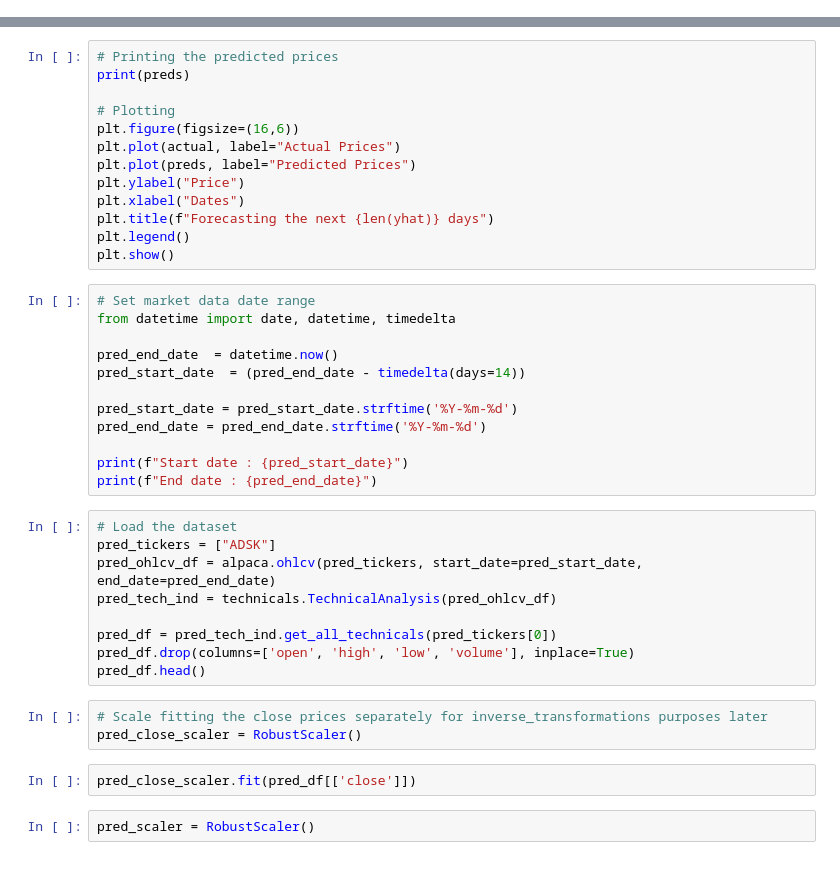
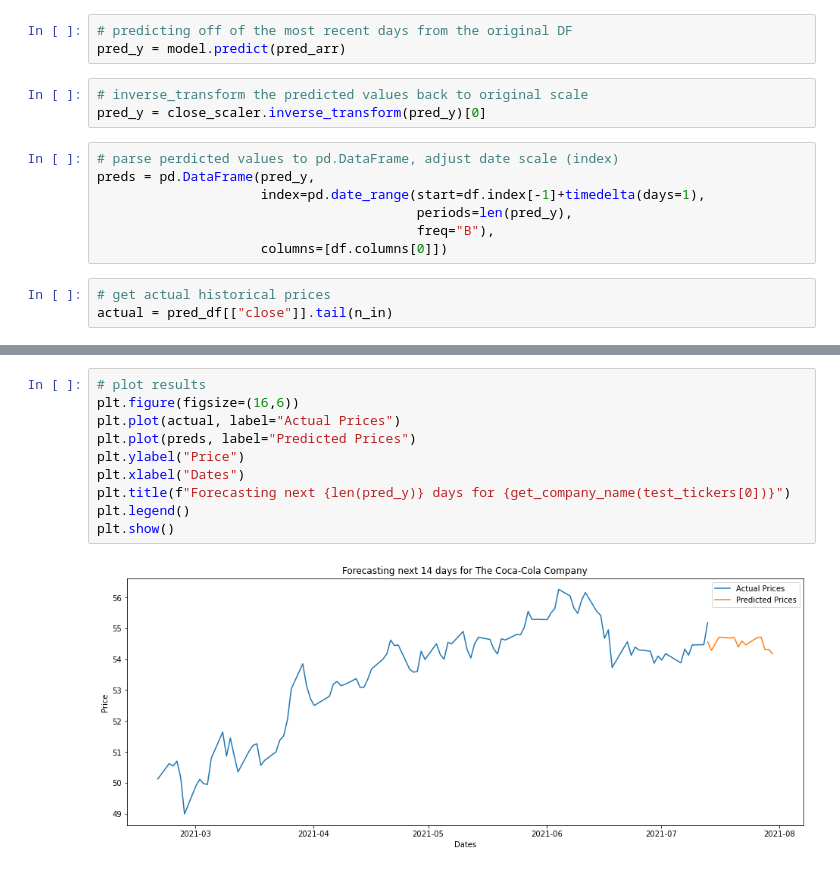
Before and after one commit to illyanyc/technitrade, a Jupyter notebook: code/ml/lstm_demo.ipynb, the cells around one changed output, grey strips where cells are left out. Cells and saved outputs as stored; diff of their text form.

```diff
--- a/code/ml/lstm_demo.ipynb
+++ b/code/ml/lstm_demo.ipynb
@@ -309,0 +469,16 @@ actual = pd.DataFrame(close_scaler.inverse_transform(df[["close"]].tail(pers)),
+# %%
+# predicting off of the most recent days from the original DF
+pred_y = model.predict(pred_arr)
+# %%
+# inverse_transform the predicted values back to original scale
+pred_y = close_scaler.inverse_transform(pred_y)[0]
+# %%
+# parse perdicted values to pd.DataFrame, adjust date scale (index)
+preds = pd.DataFrame(pred_y,
+                     index=pd.date_range(start=df.index[-1]+timedelta(days=1),
+                                         periods=len(pred_y),
+                                         freq="B"),
+                     columns=[df.columns[0]])
+# %%
+# get actual historical prices
+actual = pred_df[["close"]].tail(n_in)
@@ -310,41 +498,12 @@ actual = pd.DataFrame(close_scaler.inverse_transform(df[["close"]].tail(pers)),
 # %%
-# Printing the predicted prices
-print(preds)
-
-# Plotting
+# plot results
 plt.figure(figsize=(16,6))
 plt.plot(actual, label="Actual Prices")
 plt.plot(preds, label="Predicted Prices")
 plt.ylabel("Price")
 plt.xlabel("Dates")
-plt.title(f"Forecasting the next {len(yhat)} days")
+plt.title(f"Forecasting next {len(pred_y)} days for {get_company_name(test_tickers[0])}")
 plt.legend()
 plt.show()
+# %% [output]
+[figure, added]
-# %%
-# Set market data date range
-from datetime import date, datetime, timedelta
-
-pred_end_date  = datetime.now()
-pred_start_date  = (pred_end_date - timedelta(days=14))
-
-pred_start_date = pred_start_date.strftime('%Y-%m-%d')
-pred_end_date = pred_end_date.strftime('%Y-%m-%d')
-
-print(f"Start date : {pred_start_date}")
-print(f"End date : {pred_end_date}")
-# %%
-# Load the dataset
-pred_tickers = ["ADSK"]
-pred_ohlcv_df = alpaca.ohlcv(pred_tickers, start_date=pred_start_date, end_date=pred_end_date)
-pred_tech_ind = technicals.TechnicalAnalysis(pred_ohlcv_df)
-
-pred_df = pred_tech_ind.get_all_technicals(pred_tickers[0])
-pred_df.drop(columns=['open', 'high', 'low', 'volume'], inplace=True)
-pred_df.head()
-# %%
-# Scale fitting the close prices separately for inverse_transformations purposes later
-pred_close_scaler = RobustScaler()
-# %%
-pred_close_scaler.fit(pred_df[['close']])
-# %%
-pred_scaler = RobustScaler()
```
Also changed, not shown: parts of 56 cells of this notebook, 1 other file.
